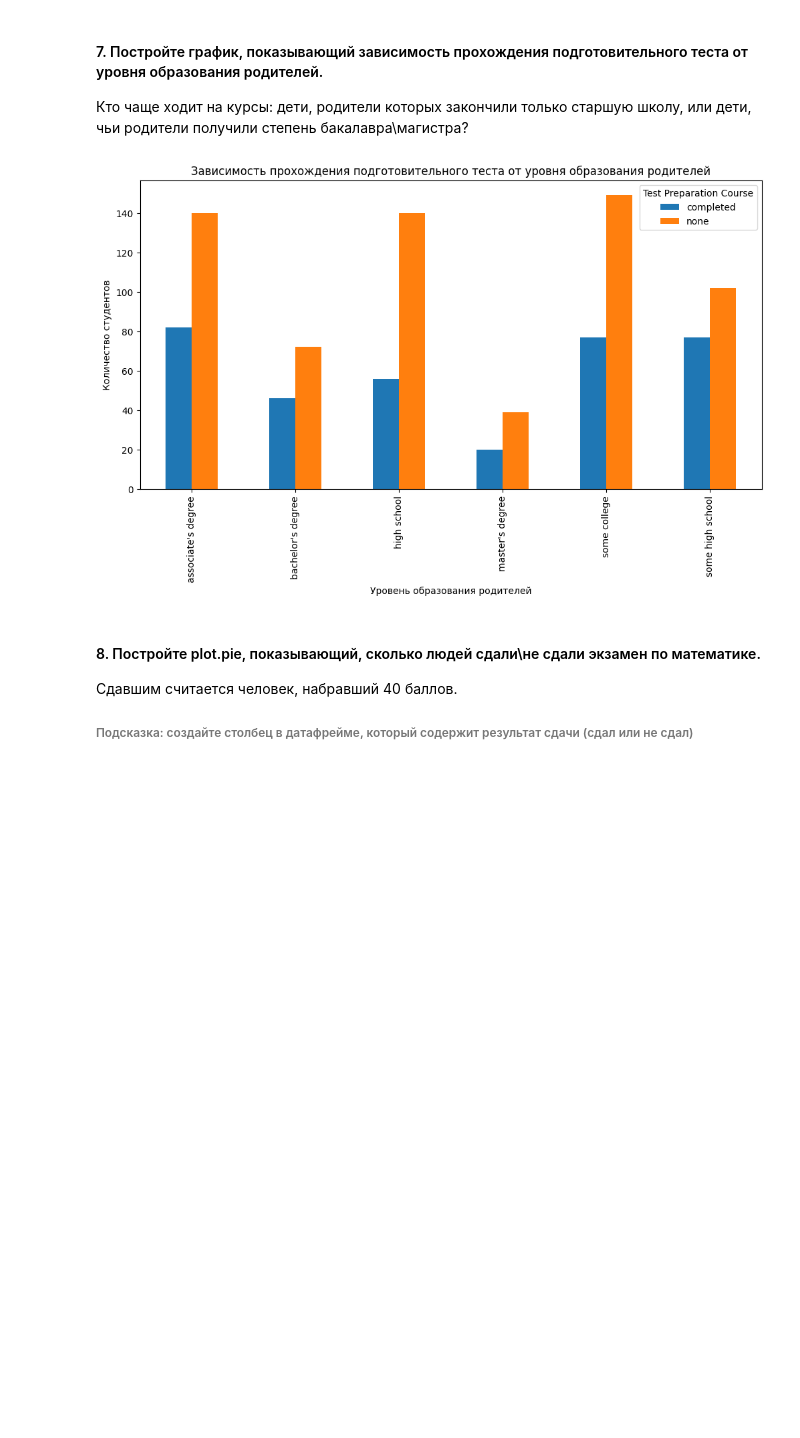
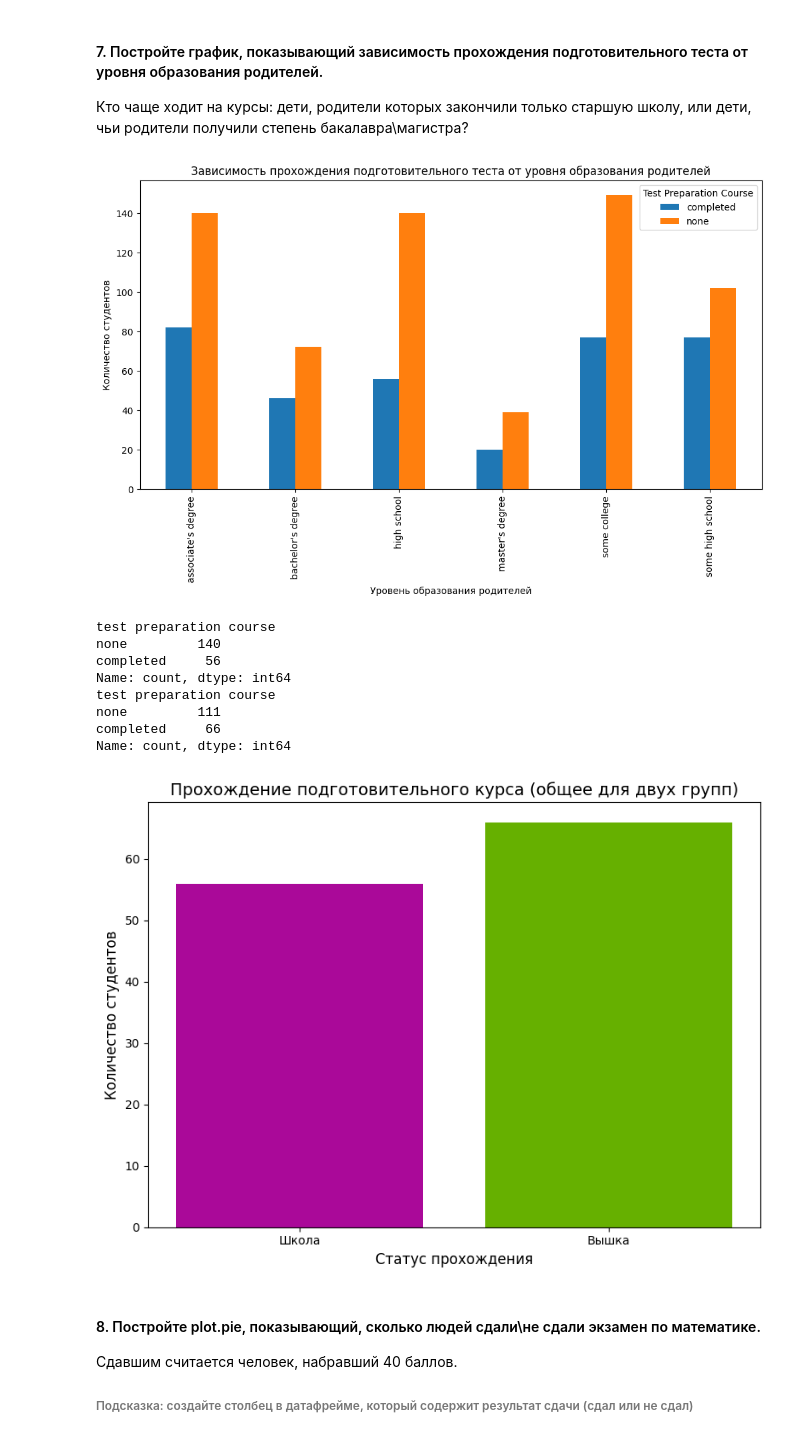
Before and after one commit to niksisons/ml, a Jupyter notebook: 5. Библиотека Pandas. Визуальный анализ данных.ipynb, the cells around one changed output. Saved outputs shown, nothing was run; the diff lists cells and outputs as text; code cells hidden in the pictures; blank space fills up the shorter version.

```diff
--- a/5. Библиотека Pandas. Визуальный анализ данных.ipynb
+++ b/5. Библиотека Pandas. Визуальный анализ данных.ipynb
@@ -509,5 +491,5 @@ Requirement already satisfied: six>=1.5 in /usr/local/lib/python3.11/dist-packag
 # %%
-colab = True # если работаете на своём компьютере, в локальной среде, поставьте False
+colab = False # если работаете на своём компьютере, в локальной среде, поставьте False
 if colab:
     from google.colab import drive
     drive.mount('/content/drive')
@@ -683,14 +669,50 @@ plt.show()
 # %%
 prep_by_education = df.groupby(['parental level of education', 'test preparation course']).size().unstack()
 
 prep_by_education.plot(kind='bar', stacked=False, figsize=(12, 6))
 plt.title('Зависимость прохождения подготовительного теста от уровня образования родителей')
 plt.xlabel('Уровень образования родителей')
 plt.ylabel('Количество студентов')
 plt.legend(title='Test Preparation Course', loc='upper right')
 plt.show()
+
+import pandas as pd
+import matplotlib.pyplot as plt
+
+low_edu = df[df['parental level of education'].isin(['high school'])]
+high_edu = df[df['parental level of education'].isin(["bachelor's degree", "master's degree"])]
+
+low_edu_counts = low_edu['test preparation course'].value_counts()
+high_edu_counts = high_edu['test preparation course'].value_counts()
+
+total_low = int(low_edu_counts.get('completed', 0))
+total_high = int(high_edu_counts.get('completed', 0))
+
+data_to_plot = pd.DataFrame({
+    'Статус прохождения': ['Школа', 'Вышка'],
+    'Количество студентов': [total_low, total_high]
+})
+
+plt.figure(figsize=(8, 6))
+plt.bar(data_to_plot['Статус прохождения'], data_to_plot['Количество студентов'], color=['#AA0999', '#66B000'])
+
+plt.title('Прохождение подготовительного курса (общее для двух групп)', fontsize=14)
+plt.xlabel('Статус прохождения', fontsize=12)
+plt.ylabel('Количество студентов', fontsize=12)
+plt.tight_layout()
+
+plt.show()
 # %% [output]
 [figure]
+test preparation course
+none         140
+completed     56
+Name: count, dtype: int64
+test preparation course
+none         111
+completed     66
+Name: count, dtype: int64
+[figure, added]
 # %% [markdown]
 #### 8. Постройте plot.pie, показывающий, сколько людей сдали\не сдали экзамен по математике.
 
```
Also changed, not shown: parts of 4 cells of this notebook.
